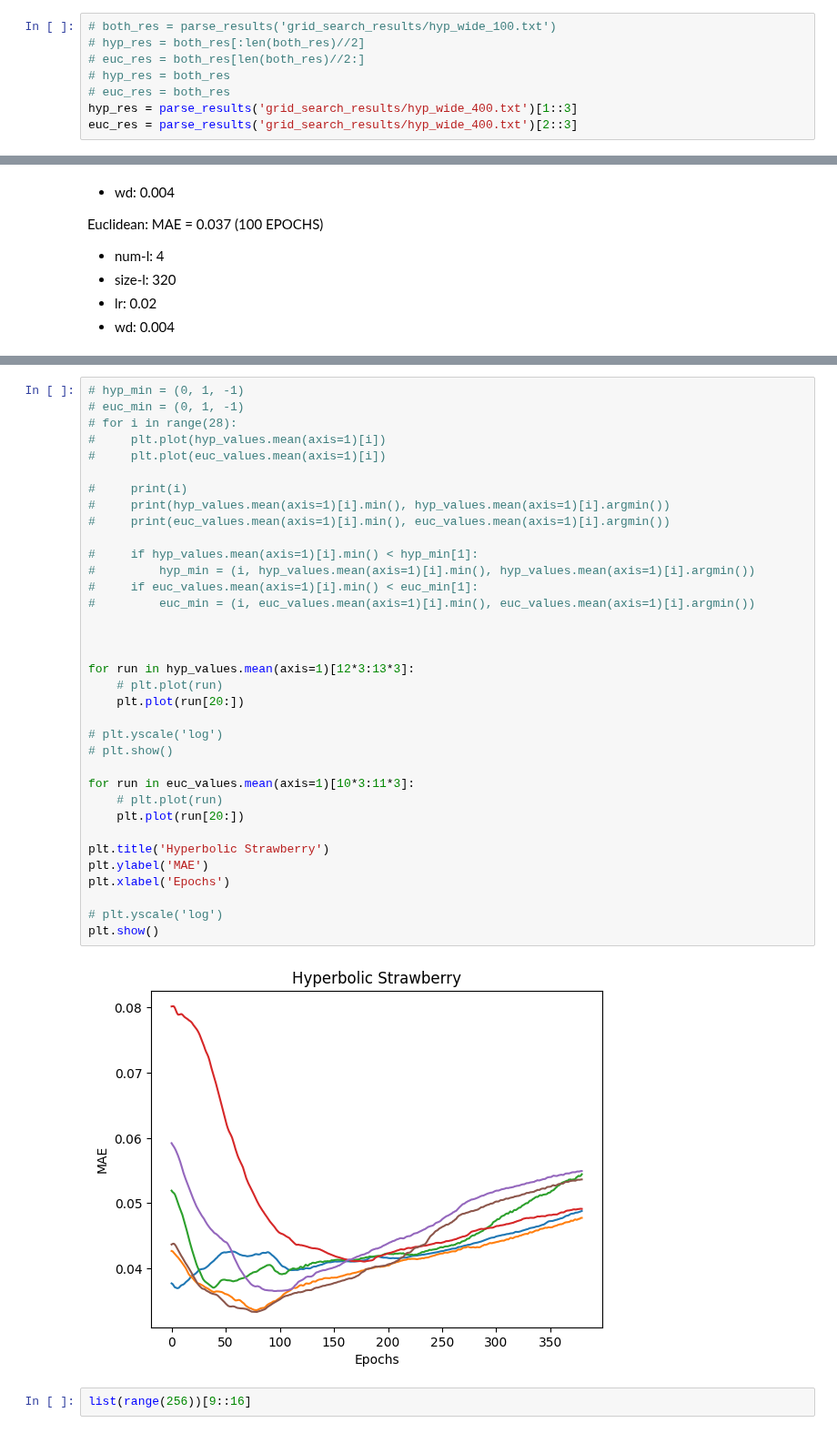
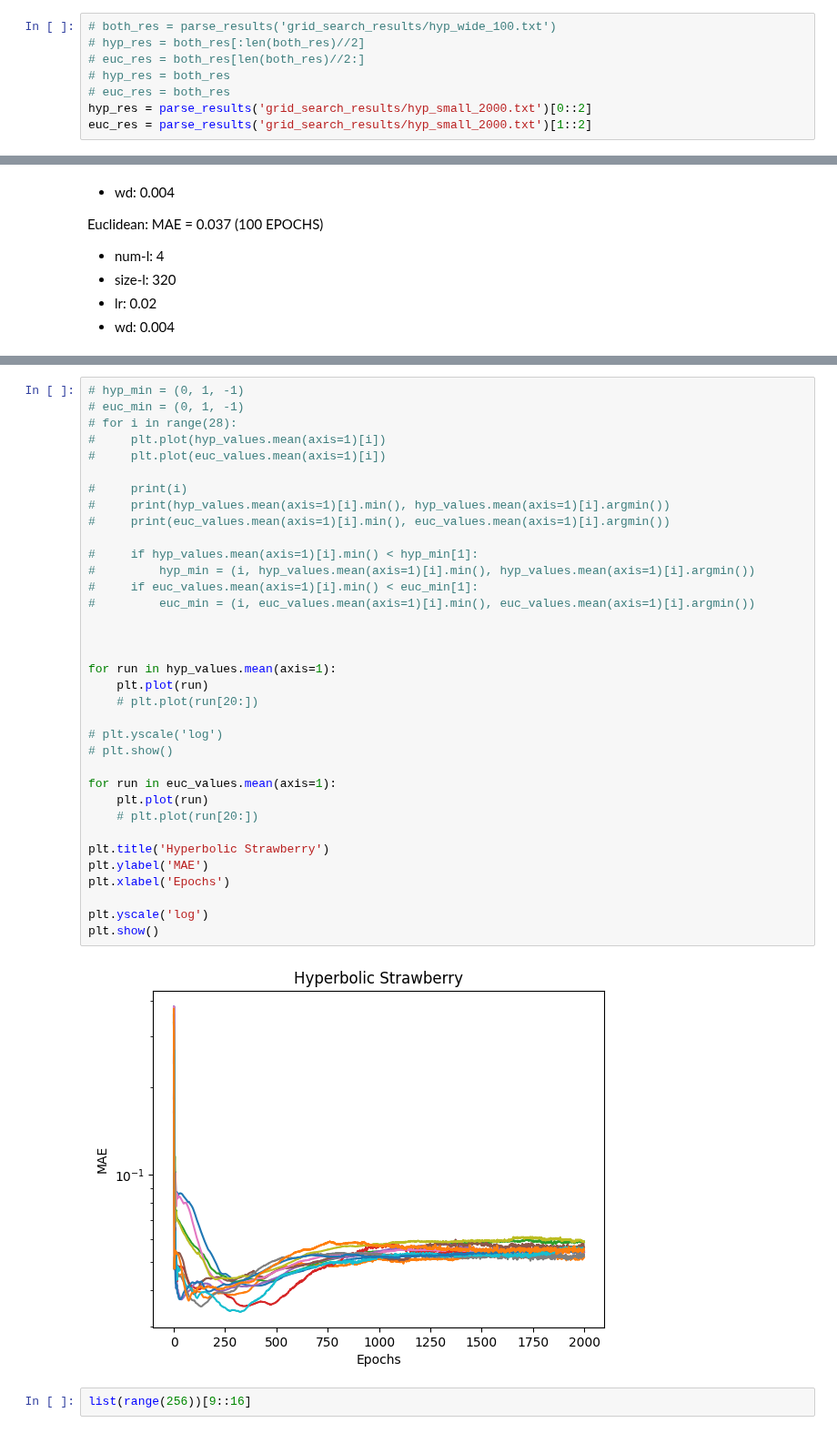
Before and after one commit to Rory-Dam/master_thesis, a Jupyter notebook: strawberry/plot_results.ipynb, the cells around one changed output, grey strips where cells are left out. Shown at 91% size. Cells and saved outputs as stored; diff of their text form.

```diff
--- a/strawberry/plot_results.ipynb
+++ b/strawberry/plot_results.ipynb
@@ -40,8 +40,8 @@ def parse_results(file_name):
 # euc_res = both_res[len(both_res)//2:]
 # hyp_res = both_res
 # euc_res = both_res
-hyp_res = parse_results('grid_search_results/hyp_wide_400.txt')[1::3]
-euc_res = parse_results('grid_search_results/hyp_wide_400.txt')[2::3]
+hyp_res = parse_results('grid_search_results/hyp_small_2000.txt')[0::2]
+euc_res = parse_results('grid_search_results/hyp_small_2000.txt')[1::2]
 # %%
 hyp_params = np.array([p for p, _ in hyp_res])
 hyp_values = np.array([v for _, v in hyp_res])
@@ -186,40 +177,40 @@ print(euc_values.mean(axis=1)[10*3:11*3].min(axis=1))
 # %%
 # hyp_min = (0, 1, -1)
 # euc_min = (0, 1, -1)
 # for i in range(28):
 #     plt.plot(hyp_values.mean(axis=1)[i])
 #     plt.plot(euc_values.mean(axis=1)[i])
 
 #     print(i)
 #     print(hyp_values.mean(axis=1)[i].min(), hyp_values.mean(axis=1)[i].argmin())
 #     print(euc_values.mean(axis=1)[i].min(), euc_values.mean(axis=1)[i].argmin())
 
 #     if hyp_values.mean(axis=1)[i].min() < hyp_min[1]:
 #         hyp_min = (i, hyp_values.mean(axis=1)[i].min(), hyp_values.mean(axis=1)[i].argmin())
 #     if euc_values.mean(axis=1)[i].min() < euc_min[1]:
 #         euc_min = (i, euc_values.mean(axis=1)[i].min(), euc_values.mean(axis=1)[i].argmin())
 
 
 
-for run in hyp_values.mean(axis=1)[12*3:13*3]:
-    # plt.plot(run)
-    plt.plot(run[20:])
+for run in hyp_values.mean(axis=1):
+    plt.plot(run)
+    # plt.plot(run[20:])
 
 # plt.yscale('log')
 # plt.show()
 
-for run in euc_values.mean(axis=1)[10*3:11*3]:
-    # plt.plot(run)
-    plt.plot(run[20:])
+for run in euc_values.mean(axis=1):
+    plt.plot(run)
+    # plt.plot(run[20:])
 
 plt.title('Hyperbolic Strawberry')
 plt.ylabel('MAE')
 plt.xlabel('Epochs')
 
-# plt.yscale('log')
+plt.yscale('log')
 plt.show()
 # %% [output]
-[figure, old version]
+[figure, new version]
 # %%
 list(range(256))[9::16]
 # %% [output]
```
Also changed, not shown: parts of 5 cells of this notebook, 3 other files.
